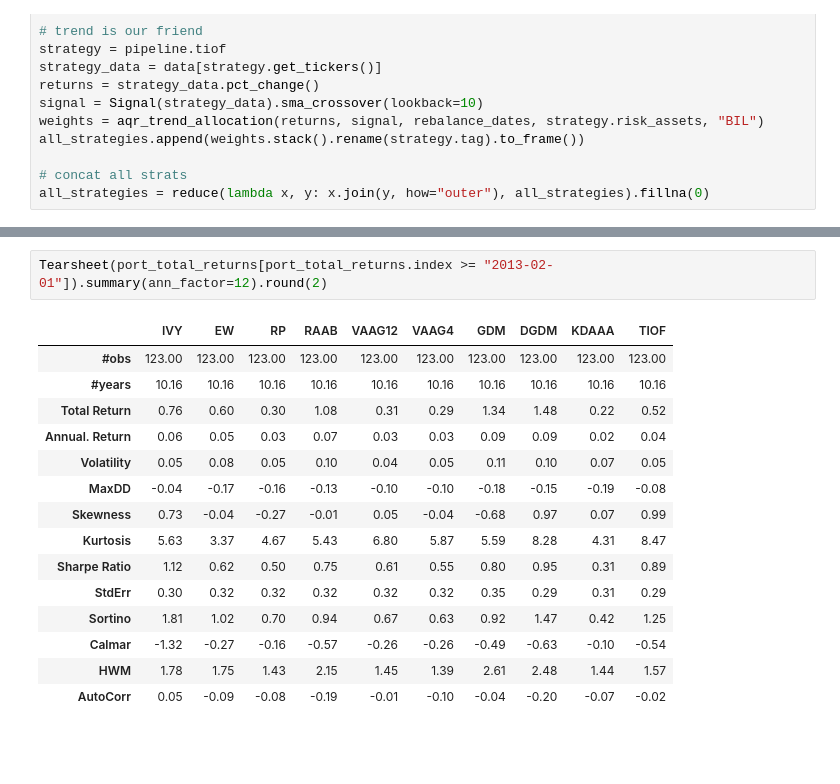
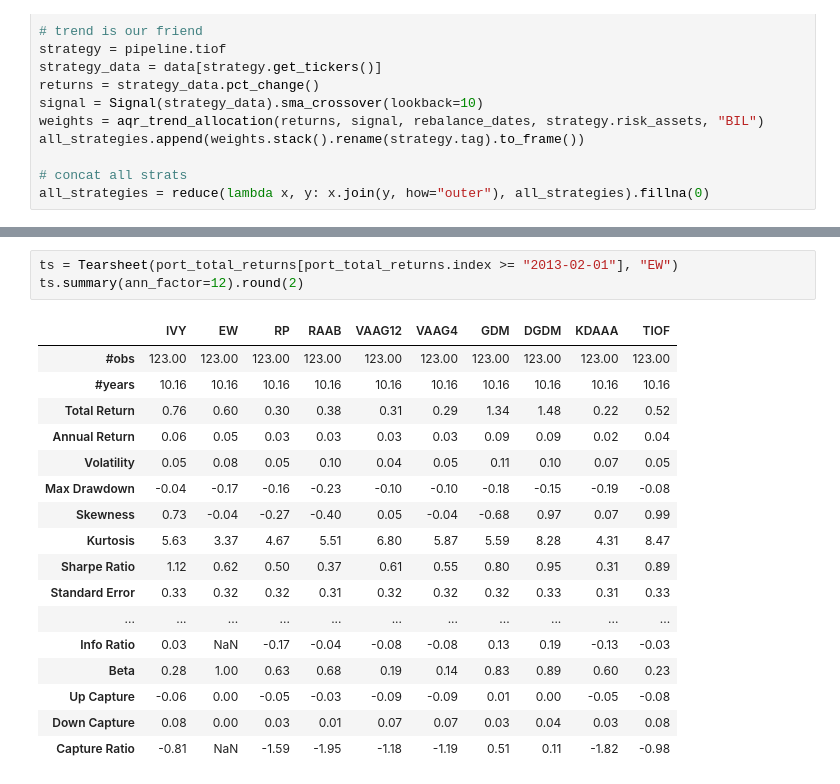
Before and after one commit to oronimbus/tactical-asset-allocation, a Jupyter notebook: notebooks/Main.ipynb, the cells around one changed output, grey strips where cells are left out. Cells and saved outputs as stored; diff of their text form; blank space fills up the shorter version.

```diff
--- a/notebooks/Main.ipynb
+++ b/notebooks/Main.ipynb
@@ -164,18 +164,21 @@ port_total_returns[port_total_returns.index >= "2013-02-01"].add(1).cumprod().pl
 # %%
-Tearsheet(port_total_returns[port_total_returns.index >= "2013-02-01"]).summary(ann_factor=12).round(2)
+ts = Tearsheet(port_total_returns[port_total_returns.index >= "2013-02-01"], "EW")
+ts.summary(ann_factor=12).round(2)
 # %% [output]
 |  | IVY | EW | RP | RAAB | VAAG12 | VAAG4 | GDM | DGDM | KDAAA | TIOF |
 | #obs | 123.00 | 123.00 | 123.00 | 123.00 | 123.00 | 123.00 | 123.00 | 123.00 | 123.00 | 123.00 |
 | #years | 10.16 | 10.16 | 10.16 | 10.16 | 10.16 | 10.16 | 10.16 | 10.16 | 10.16 | 10.16 |
-| Total Return | 0.76 | 0.60 | 0.30 | 1.08 | 0.31 | 0.29 | 1.34 | 1.48 | 0.22 | 0.52 |
-| Annual. Return | 0.06 | 0.05 | 0.03 | 0.07 | 0.03 | 0.03 | 0.09 | 0.09 | 0.02 | 0.04 |
+| Total Return | 0.76 | 0.60 | 0.30 | 0.38 | 0.31 | 0.29 | 1.34 | 1.48 | 0.22 | 0.52 |
+| Annual Return | 0.06 | 0.05 | 0.03 | 0.03 | 0.03 | 0.03 | 0.09 | 0.09 | 0.02 | 0.04 |
 | Volatility | 0.05 | 0.08 | 0.05 | 0.10 | 0.04 | 0.05 | 0.11 | 0.10 | 0.07 | 0.05 |
-| MaxDD | -0.04 | -0.17 | -0.16 | -0.13 | -0.10 | -0.10 | -0.18 | -0.15 | -0.19 | -0.08 |
-| Skewness | 0.73 | -0.04 | -0.27 | -0.01 | 0.05 | -0.04 | -0.68 | 0.97 | 0.07 | 0.99 |
-| Kurtosis | 5.63 | 3.37 | 4.67 | 5.43 | 6.80 | 5.87 | 5.59 | 8.28 | 4.31 | 8.47 |
-| Sharpe Ratio | 1.12 | 0.62 | 0.50 | 0.75 | 0.61 | 0.55 | 0.80 | 0.95 | 0.31 | 0.89 |
-| StdErr | 0.30 | 0.32 | 0.32 | 0.32 | 0.32 | 0.32 | 0.35 | 0.29 | 0.31 | 0.29 |
-| Sortino | 1.81 | 1.02 | 0.70 | 0.94 | 0.67 | 0.63 | 0.92 | 1.47 | 0.42 | 1.25 |
-| Calmar | -1.32 | -0.27 | -0.16 | -0.57 | -0.26 | -0.26 | -0.49 | -0.63 | -0.10 | -0.54 |
-| HWM | 1.78 | 1.75 | 1.43 | 2.15 | 1.45 | 1.39 | 2.61 | 2.48 | 1.44 | 1.57 |
-| AutoCorr | 0.05 | -0.09 | -0.08 | -0.19 | -0.01 | -0.10 | -0.04 | -0.20 | -0.07 | -0.02 |
+| Max Drawdown | -0.04 | -0.17 | -0.16 | -0.23 | -0.10 | -0.10 | -0.18 | -0.15 | -0.19 | -0.08 |
+| Skewness | 0.73 | -0.04 | -0.27 | -0.40 | 0.05 | -0.04 | -0.68 | 0.97 | 0.07 | 0.99 |
+| Kurtosis | 5.63 | 3.37 | 4.67 | 5.51 | 6.80 | 5.87 | 5.59 | 8.28 | 4.31 | 8.47 |
+| Sharpe Ratio | 1.12 | 0.62 | 0.50 | 0.37 | 0.61 | 0.55 | 0.80 | 0.95 | 0.31 | 0.89 |
+| Standard Error | 0.33 | 0.32 | 0.32 | 0.31 | 0.32 | 0.32 | 0.32 | 0.33 | 0.31 | 0.33 |
+| ... | ... | ... | ... | ... | ... | ... | ... | ... | ... | ... |
+| Info Ratio | 0.03 | NaN | -0.17 | -0.04 | -0.08 | -0.08 | 0.13 | 0.19 | -0.13 | -0.03 |
+| Beta | 0.28 | 1.00 | 0.63 | 0.68 | 0.19 | 0.14 | 0.83 | 0.89 | 0.60 | 0.23 |
+| Up Capture | -0.06 | 0.00 | -0.05 | -0.03 | -0.09 | -0.09 | 0.01 | 0.00 | -0.05 | -0.08 |
+| Down Capture | 0.08 | 0.00 | 0.03 | 0.01 | 0.07 | 0.07 | 0.03 | 0.04 | 0.03 | 0.08 |
+| Capture Ratio | -0.81 | NaN | -1.59 | -1.95 | -1.18 | -1.19 | 0.51 | 0.11 | -1.82 | -0.98 |
```
Also changed, not shown: parts of 3 cells of this notebook.
